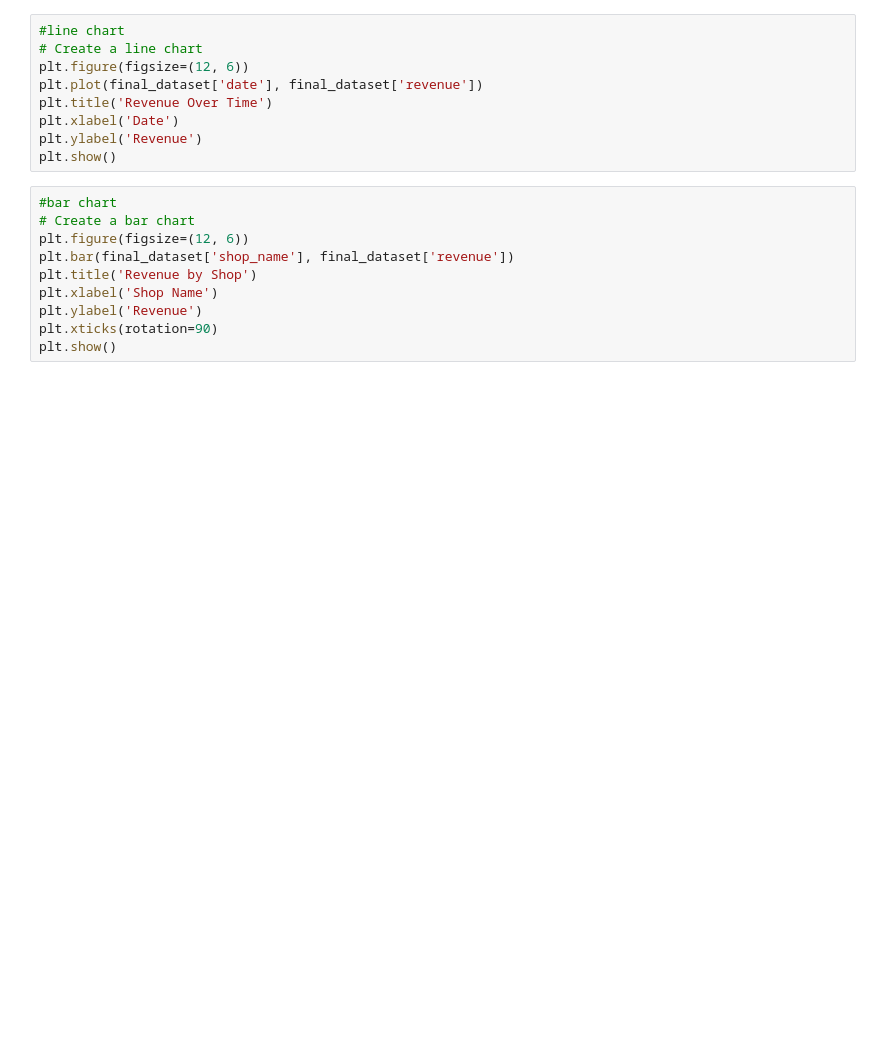
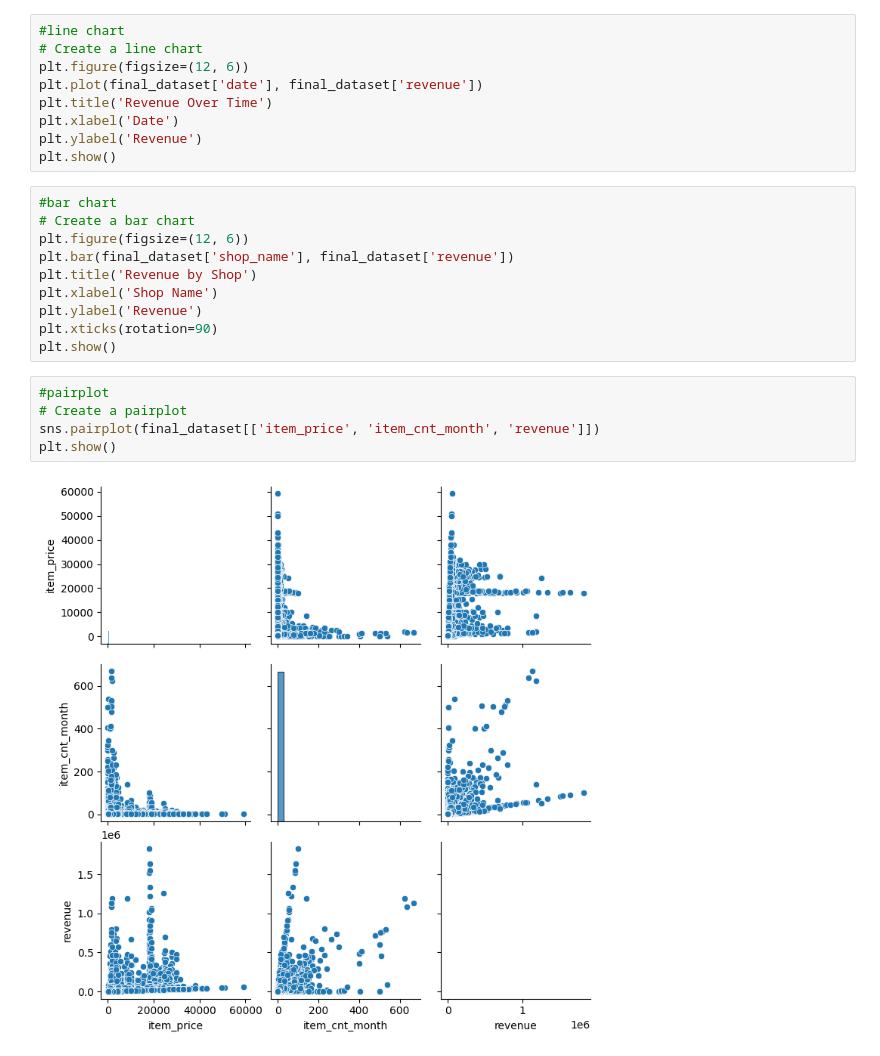
Before and after one commit to Rumeasiyan/sales-forecasting-machine-learning, a Jupyter notebook: grocery-sales-forecasting.ipynb, the cells around one changed output. Cells and saved outputs as stored; diff of their text form; blank space fills up the shorter version.

Commit message:
adds data visualization

```diff
--- a/grocery-sales-forecasting.ipynb
+++ b/grocery-sales-forecasting.ipynb
@@ -1906,3 +1906,10 @@ plt.xlabel('Shop Name')
 plt.ylabel('Revenue')
 plt.xticks(rotation=90)
 plt.show()
+# %%
+#pairplot
+# Create a pairplot
+sns.pairplot(final_dataset[['item_price', 'item_cnt_month', 'revenue']])
+plt.show()
+# %% [output]
+[figure, added]
```
Also changed, not shown: parts of 7 cells of this notebook.
